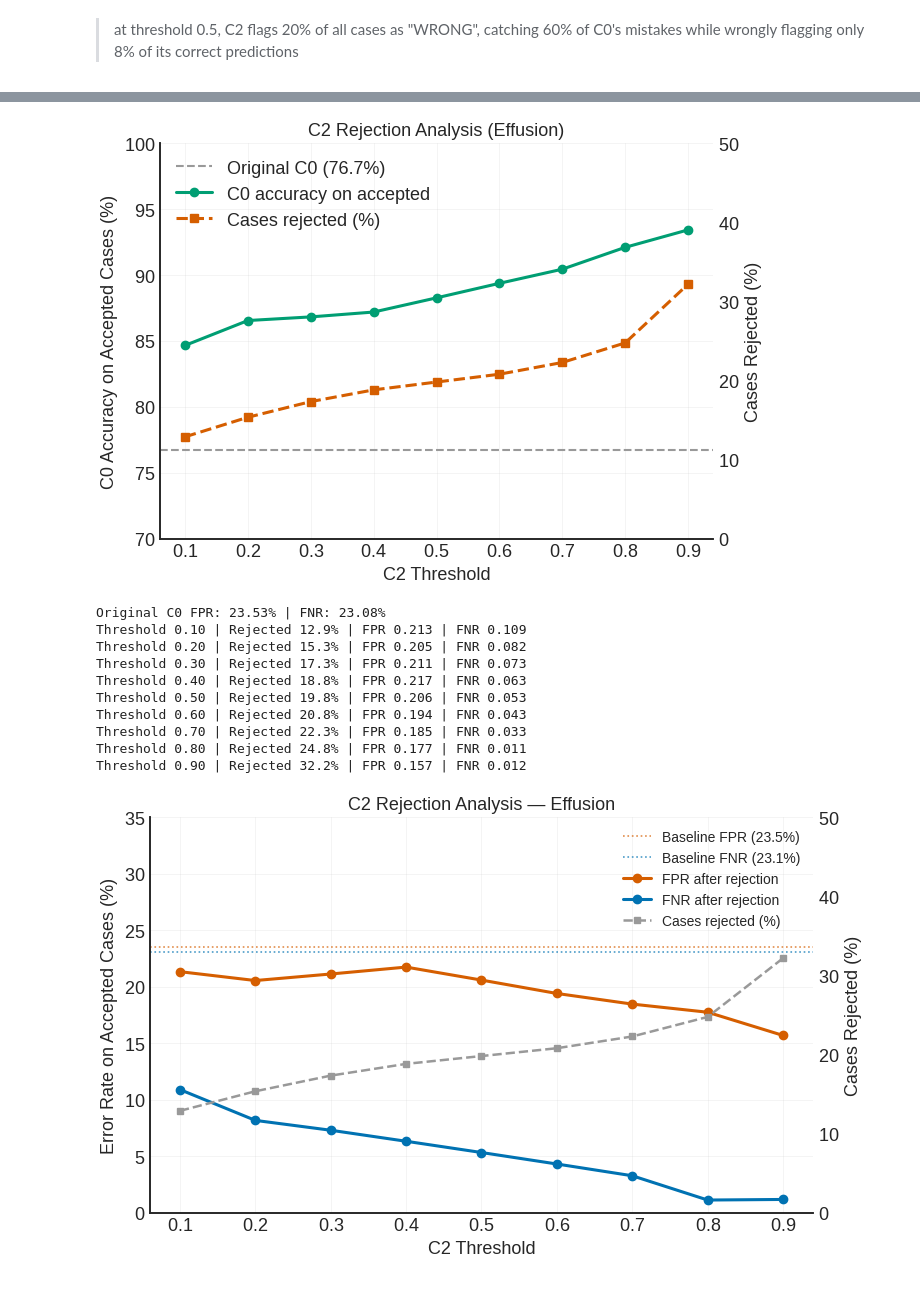
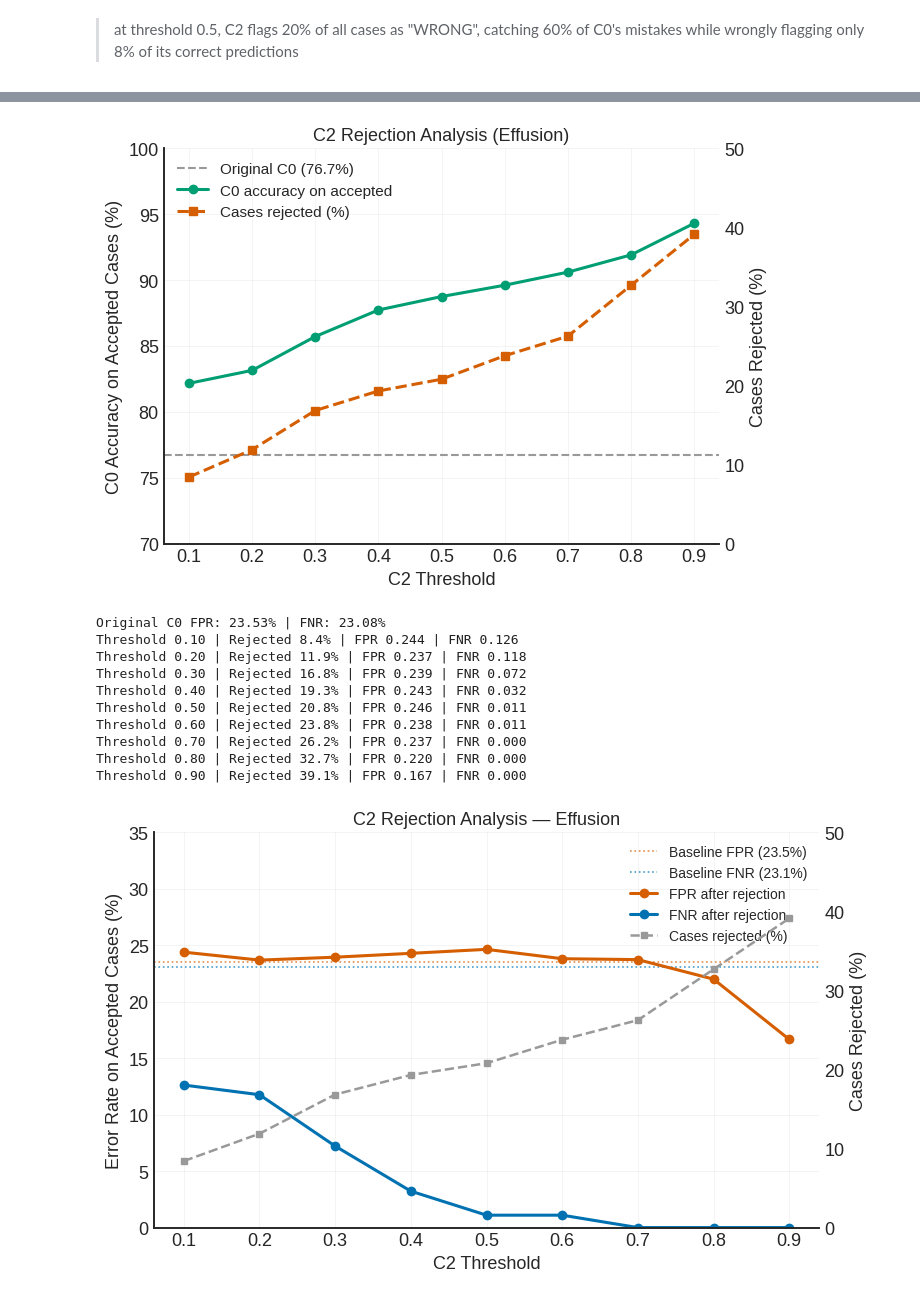
Before and after one commit to joaommata/masters_thesis, a Jupyter notebook: notebooks/c2_performance_analysis.ipynb, the cells around one changed output, grey strips where cells are left out. Saved outputs shown, nothing was run; the diff lists cells and outputs as text; code cells hidden in the pictures.

```diff
--- a/notebooks/c2_performance_analysis.ipynb
+++ b/notebooks/c2_performance_analysis.ipynb
@@ -23,12 +25,12 @@ disease_prob_col = f'{DISEASE}_prob'
 # %%
 # ── Load data and identify column groups ──────────────────────────────────────
-valid_df = pd.read_csv(os.path.join(INPUT_DIR, 'valid_with_diff_vectors.csv'))
-train_df = pd.read_csv(os.path.join(INPUT_DIR, 'train_with_diff_vectors.csv'))
+valid_df = pd.read_csv(os.path.join(INPUT_DIR, f'valid_with_diff_vectors_{cf_count}.csv'))
+train_df = pd.read_csv(os.path.join(INPUT_DIR, f'train_with_diff_vectors_{cf_count}.csv'))
 
 diff_cols = [c for c in train_df.columns if c.startswith('delta_')]
 emb_cols  = [c for c in train_df.columns if c.startswith('emb_')]
 meta_cols = {disease_prob_col, f'{DISEASE}_pred', f'{DISEASE}_true',
-             'correct', 'path', 'patient_id'}
+             'correct', 'path', 'patient_id', 'cf_prob'}
 attr_cols = [c for c in train_df.columns
              if c not in meta_cols
              and not c.startswith('delta_')
@@ -54,12 +56,12 @@ M6 feature matrix shape: (202, 927)  (expected 927)
 # %%
 # ── Load models and their saved scalers ───────────────────────────────────────
-lr_m6        = joblib.load(f'{INPUT_DIR}/lr/lr_m6_model.pkl')
-lr_m6_scaler = joblib.load(f'{INPUT_DIR}/lr/lr_m6_scaler.pkl')
+lr_m6        = joblib.load(f'{INPUT_DIR}/cf{cf_count}_lr/lr_m6_model.pkl')
+lr_m6_scaler = joblib.load(f'{INPUT_DIR}/cf{cf_count}_lr/lr_m6_scaler.pkl')
 
-mlp_m6        = joblib.load(f'{INPUT_DIR}/mlp/mlp_m6_model.pkl')
-mlp_m6_scaler = joblib.load(f'{INPUT_DIR}/mlp/mlp_m6_scaler.pkl')
+mlp_m6        = joblib.load(f'{INPUT_DIR}/cf{cf_count}_mlp/mlp_m6_model.pkl')
+mlp_m6_scaler = joblib.load(f'{INPUT_DIR}/cf{cf_count}_mlp/mlp_m6_scaler.pkl')
 
-rf_m6 = joblib.load(f'{INPUT_DIR}/rf/rf_m6_model.pkl')
+rf_m6 = joblib.load(f'{INPUT_DIR}/cf{cf_count}_rf/rf_m6_model.pkl')
 # %%
 # ── Run inference ─────────────────────────────────────────────────────────────
 lr_probs  = lr_m6.predict_proba(lr_m6_scaler.transform(X_M6_va))[:, 1]
@@ -173,8 +172,8 @@ import os
 # Load the json with the ROC Curve data
 
 BASE_DIR = '/zhome/d0/a/221493/thesis/'
-ROC_PATH = BASE_DIR + "results/C2_sim_cf/effusion/roc_data.json"
-OUTPUT_DIR = BASE_DIR + "results/C2_sim_cf/effusion/rocs"
+ROC_PATH = BASE_DIR + f"results/C2_sim_cf/effusion/roc_data_{cf_count}.json"
+OUTPUT_DIR = BASE_DIR + f"results/C2_sim_cf/effusion/rocs"
 # %%
 # Which models to plot — one figure per model
 MODELS_TO_PLOT = ['LR', 'RF', 'MLP']
@@ -316,6 +355,7 @@ import pandas as pd
 THRESHOLDS = np.arange(0.1, 1.0, 0.1)  # operating points to evaluate
 # %%
 # ── Load C2 scores ────────────────────────────────────────────────────────────
+df = valid_df.copy()
 df['c2_prob'] = mlp_probs  # or lr_probs / rf_probs
 
 correct   = df['correct'].values
@@ -451,10 +491,10 @@ ax1.set_title('C2 Rejection Analysis (Effusion)')
 ax1.grid(alpha=0.3, linewidth=0.5)
 
 plt.tight_layout()
-plt.savefig(os.path.join(OUTPUT_DIR, 'c2_rejection_analysis.png'), dpi=600, bbox_inches='tight')
+plt.savefig(os.path.join(OUTPUT_DIR, f'c2_rejection_analysis_{cf_count}.png'), dpi=600, bbox_inches='tight')
 plt.show()
 # %% [output]
-[figure, old version]
+[figure, new version]
 # %%
 print("Original C0 FPR: {:.2f}% | FNR: {:.2f}%".format(
     ((c0_preds == 1) & (c0_true == 0)).sum() / (c0_true == 0).sum() * 100,
@@ -476,15 +516,15 @@ for thresh in THRESHOLDS:
     print(f"Threshold {thresh:.2f} | Rejected {flagged.mean()*100:.1f}% | FPR {fpr:.3f} | FNR {fnr:.3f}")
 # %% [output]
 Original C0 FPR: 23.53% | FNR: 23.08%
-Threshold 0.10 | Rejected 12.9% | FPR 0.213 | FNR 0.109
-Threshold 0.20 | Rejected 15.3% | FPR 0.205 | FNR 0.082
-Threshold 0.30 | Rejected 17.3% | FPR 0.211 | FNR 0.073
-Threshold 0.40 | Rejected 18.8% | FPR 0.217 | FNR 0.063
-Threshold 0.50 | Rejected 19.8% | FPR 0.206 | FNR 0.053
-Threshold 0.60 | Rejected 20.8% | FPR 0.194 | FNR 0.043
-Threshold 0.70 | Rejected 22.3% | FPR 0.185 | FNR 0.033
-Threshold 0.80 | Rejected 24.8% | FPR 0.177 | FNR 0.011
-Threshold 0.90 | Rejected 32.2% | FPR 0.157 | FNR 0.012
+Threshold 0.10 | Rejected 8.4% | FPR 0.244 | FNR 0.126
+Threshold 0.20 | Rejected 11.9% | FPR 0.237 | FNR 0.118
+Threshold 0.30 | Rejected 16.8% | FPR 0.239 | FNR 0.072
+Threshold 0.40 | Rejected 19.3% | FPR 0.243 | FNR 0.032
+Threshold 0.50 | Rejected 20.8% | FPR 0.246 | FNR 0.011
+Threshold 0.60 | Rejected 23.8% | FPR 0.238 | FNR 0.011
+Threshold 0.70 | Rejected 26.2% | FPR 0.237 | FNR 0.000
+Threshold 0.80 | Rejected 32.7% | FPR 0.220 | FNR 0.000
+Threshold 0.90 | Rejected 39.1% | FPR 0.167 | FNR 0.000
 # %%
 rows = []
 for thresh in THRESHOLDS:
@@ -511,37 +551,42 @@ clinical = pd.DataFrame(rows)
 # ── Plot ──────────────────────────────────────────────────────────────────────
 fig, ax1 = plt.subplots(figsize=(8, 5))
 ax2 = ax1.twinx()
+
+fp_total = ((c0_preds == 1) & (c0_true == 0)).sum()
+tn_total = ((c0_preds == 0) & (c0_true == 0)).sum()
+fn_total = ((c0_preds == 0) & (c0_true == 1)).sum()
+tp_total = ((c0_preds == 1) & (c0_true == 1)).sum()
 
 # Baseline reference lines
 ax1.axhline(fp_total / (fp_total + tn_total) * 100, color=COLORS['B5'],
             lw=1.2, ls=':', alpha=0.7, label=f'Baseline FPR ({fp_total / (fp_total + tn_total)*100:.1f}%)')
 ax1.axhline(fn_total / (fn_total + tp_total) * 100, color=COLORS['M2'],
             lw=1.2, ls=':', alpha=0.7, label=f'Baseline FNR ({fn_total / (fn_total + tp_total)*100:.1f}%)')
 
 # FPR and FNR after rejection
 ax1.plot(clinical['threshold'], clinical['fpr'],
          color=COLORS['B5'], lw=2.2, marker='o', markersize=6, label='FPR after rejection')
 ax1.plot(clinical['threshold'], clinical['fnr'],
          color=COLORS['M2'], lw=2.2, marker='o', markersize=6, label='FNR after rejection')
 
 # Rejected cases on right axis
 ax2.plot(clinical['threshold'], clinical['rejected_pct'],
          color='#999999', lw=1.8, marker='s', markersize=5, ls='--', label='Cases rejected (%)')
 
 ax1.set_xlabel('C2 Threshold')
 ax1.set_ylabel('Error Rate on Accepted Cases (%)')
 ax2.set_ylabel('Cases Rejected (%)')
 ax1.set_ylim(0, 35)
 ax2.set_ylim(0, 50)
 ax1.set_title('C2 Rejection Analysis — Effusion')
 
 lines1, labels1 = ax1.get_legend_handles_labels()
 lines2, labels2 = ax2.get_legend_handles_labels()
 ax1.legend(lines1 + lines2, labels1 + labels2, loc='upper right', fontsize=10)
 
 ax1.grid(alpha=0.3, linewidth=0.5)
 plt.tight_layout()
-plt.savefig(os.path.join(OUTPUT_DIR, 'c2_clinical_rejection.png'), dpi=600, bbox_inches='tight')
+plt.savefig(os.path.join(OUTPUT_DIR, f'c2_clinical_rejection_{cf_count}.png'), dpi=600, bbox_inches='tight')
 plt.show()
 # %% [output]
-[figure, old version]
+[figure, new version]
```
Also changed, not shown: parts of 12 cells of this notebook, 32 other files.
